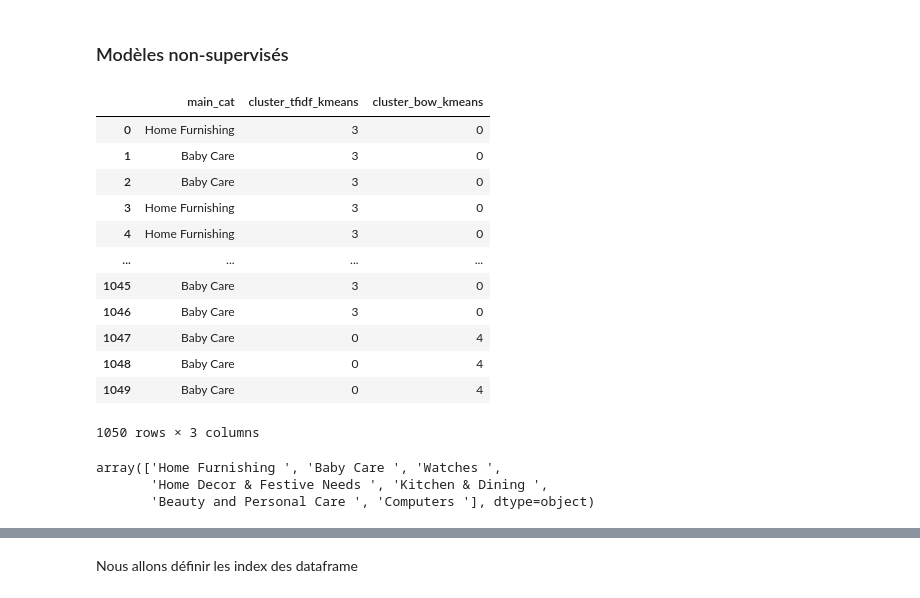
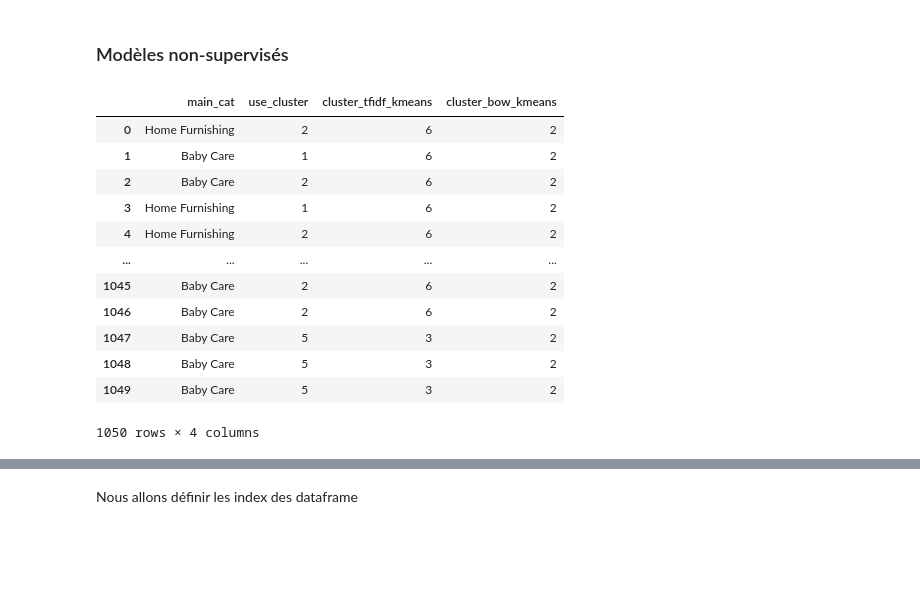
Before and after one commit to AbdulmagedALKHULAIFI/Automatic-classifer-consumer-goods, a Jupyter notebook: classifier.ipynb, the cells around one changed output, grey strips where cells are left out. Drawn from its saved outputs; the diff is of its cells as text; code cells hidden in the pictures; blank space fills up the shorter version.

```diff
--- a/classifier.ipynb
+++ b/classifier.ipynb
@@ -278,2 +251,2 @@ clean_desc
 # %%
-dataMini['main_cat']=dataMini['main_cat'].astype('category')
+# dataMini["main_cat_num"] = dataMini["main_cat"].astype('category').cat.codes
@@ -286,2 +252,0 @@ See the caveats in the documentation: https://pandas.pydata.org/pandas-docs/stab
-# %%
-dataMini["main_cat_num"] = dataMini["main_cat"].astype('category').cat.codes
@@ -398,0 +360,13 @@ bow_vectorizer = feature_extraction.text.CountVectorizer(max_features=10000, ngr
+# %%
+module_url = 'https://tfhub.dev/google/universal-sentence-encoder-large/4'
+USE_embed = hub.KerasLayer(module_url, trainable=False, name='USE_embedding')
+# %%
+train_embeddings = USE_embed(dataMini.description)['outputs'].numpy()
+# train_embeddings = USE_embed(dataMini.text_clean)['outputs'].numpy()
+
+
+kmeans = KMeans(n_clusters=7, random_state=42).fit(train_embeddings)
+dataMini.loc[:,'use_cluster'] = None
+dataMini.loc[:,'use_cluster'] = kmeans.labels_
+
+display(dataMini.sort_values(by = 'main_cat'))
@@ -639,28 +584,22 @@ createConfusionMatrix(bow_predicted)
 # %% [markdown]
 ### Modèles non-supervisés
 # %%
-dataReduced = dataMini[['main_cat','cluster_tfidf_kmeans','cluster_bow_kmeans']]
+dataReduced = dataMini[['main_cat','use_cluster','cluster_tfidf_kmeans','cluster_bow_kmeans']]
 dataReduced
 # %% [output]
-|  | main_cat | cluster_tfidf_kmeans | cluster_bow_kmeans |
-| 0 | Home Furnishing | 3 | 0 |
-| 1 | Baby Care | 3 | 0 |
-| 2 | Baby Care | 3 | 0 |
-| 3 | Home Furnishing | 3 | 0 |
-| 4 | Home Furnishing | 3 | 0 |
-| ... | ... | ... | ... |
-| 1045 | Baby Care | 3 | 0 |
-| 1046 | Baby Care | 3 | 0 |
-| 1047 | Baby Care | 0 | 4 |
-| 1048 | Baby Care | 0 | 4 |
-| 1049 | Baby Care | 0 | 4 |
+|  | main_cat | use_cluster | cluster_tfidf_kmeans | cluster_bow_kmeans |
+| 0 | Home Furnishing | 2 | 6 | 2 |
+| 1 | Baby Care | 1 | 6 | 2 |
+| 2 | Baby Care | 2 | 6 | 2 |
+| 3 | Home Furnishing | 1 | 6 | 2 |
+| 4 | Home Furnishing | 2 | 6 | 2 |
+| ... | ... | ... | ... | ... |
+| 1045 | Baby Care | 2 | 6 | 2 |
+| 1046 | Baby Care | 2 | 6 | 2 |
+| 1047 | Baby Care | 5 | 3 | 2 |
+| 1048 | Baby Care | 5 | 3 | 2 |
+| 1049 | Baby Care | 5 | 3 | 2 |
-1050 rows × 3 columns
+1050 rows × 4 columns
-# %%
-dataReduced.main_cat.unique()
-# %% [output]
-array(['Home Furnishing ', 'Baby Care ', 'Watches ',
-       'Home Decor & Festive Needs ', 'Kitchen & Dining ',
-       'Beauty and Personal Care ', 'Computers '], dtype=object)
 # %%
 def create_confiuson_matrix(data, features_extrater):
 
```
Also changed, not shown: parts of 90 cells of this notebook.
